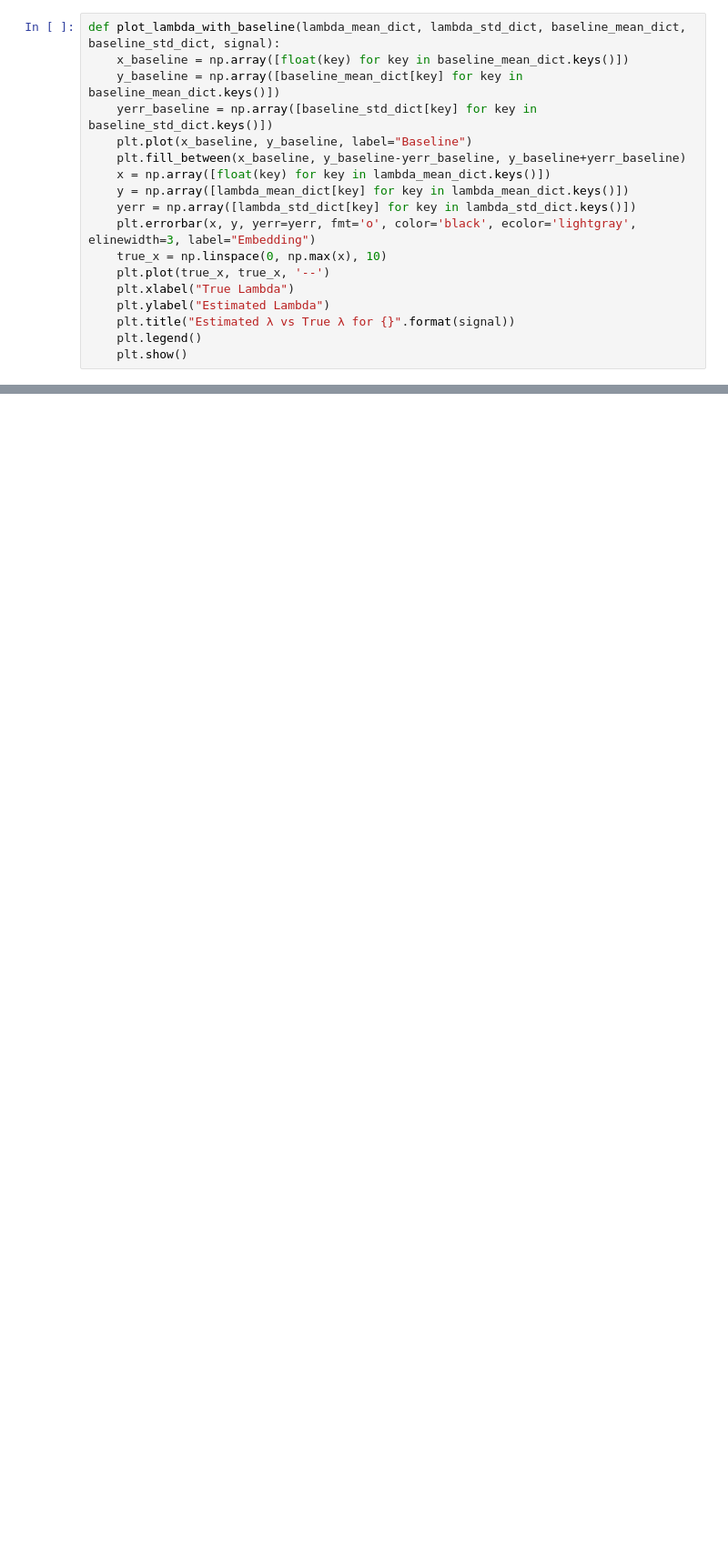
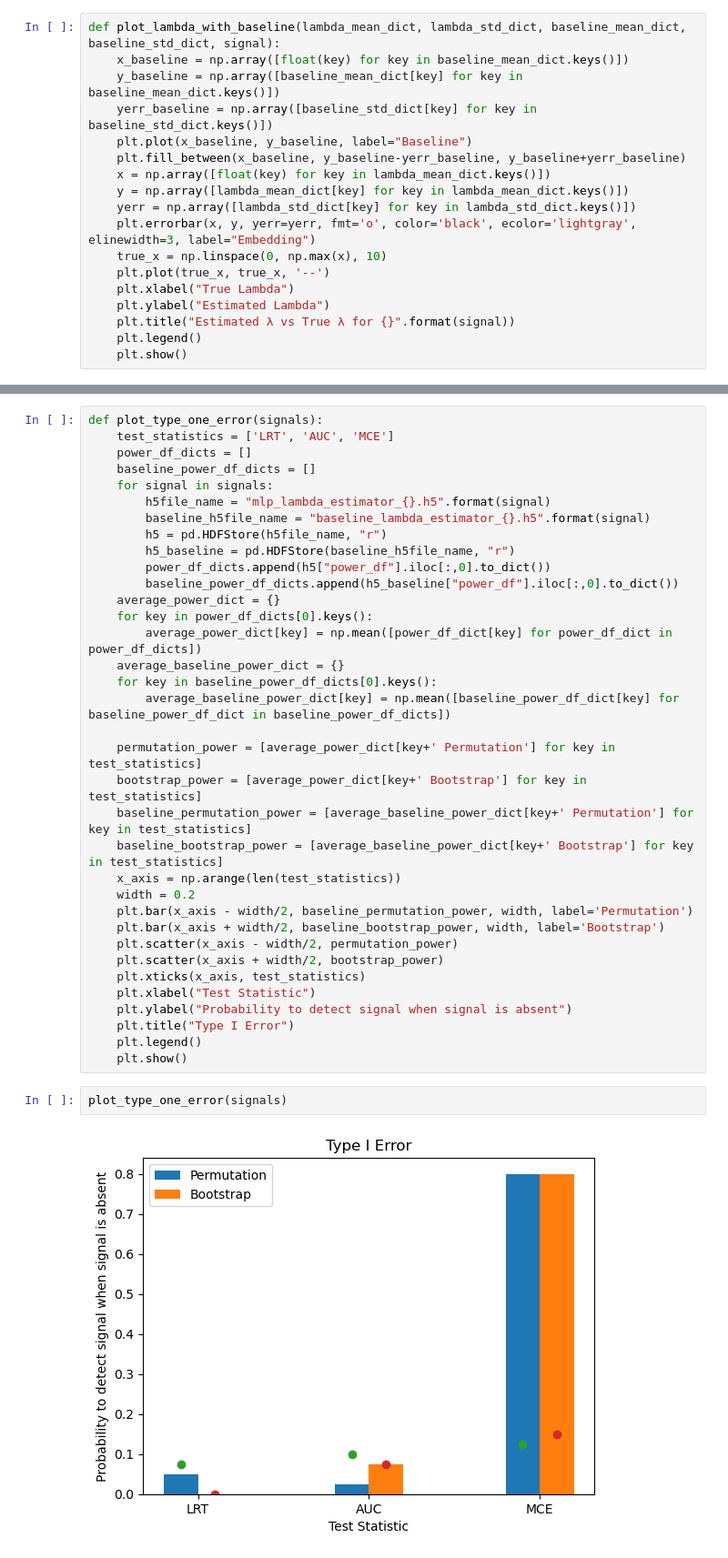
Before and after one commit to ZhengtingHe/ADwithNE, a Jupyter notebook: demo/results.ipynb, the cells around one changed output, grey strips where cells are left out. Shown at 91% size. Cells and saved outputs as stored; diff of their text form; blank space fills up the shorter version.

Commit message:
Type one error with baseline

```diff
--- a/demo/results.ipynb
+++ b/demo/results.ipynb
@@ -73,0 +93,39 @@ plot_lambda_with_baseline(h5["lambda_mean_dict"].to_dict(), h5["lambda_std_dict"
+# %%
+def plot_type_one_error(signals):
+    test_statistics = ['LRT', 'AUC', 'MCE']
+    power_df_dicts = []
+    baseline_power_df_dicts = []
+    for signal in signals:
+        h5file_name = "mlp_lambda_estimator_{}.h5".format(signal)
+        baseline_h5file_name = "baseline_lambda_estimator_{}.h5".format(signal)
+        h5 = pd.HDFStore(h5file_name, "r")
+        h5_baseline = pd.HDFStore(baseline_h5file_name, "r")
+        power_df_dicts.append(h5["power_df"].iloc[:,0].to_dict())
+        baseline_power_df_dicts.append(h5_baseline["power_df"].iloc[:,0].to_dict())
+    average_power_dict = {}
+    for key in power_df_dicts[0].keys():
+        average_power_dict[key] = np.mean([power_df_dict[key] for power_df_dict in power_df_dicts])
+    average_baseline_power_dict = {}
+    for key in baseline_power_df_dicts[0].keys():
+        average_baseline_power_dict[key] = np.mean([baseline_power_df_dict[key] for baseline_power_df_dict in baseline_power_df_dicts])
+
+    permutation_power = [average_power_dict[key+' Permutation'] for key in test_statistics]
+    bootstrap_power = [average_power_dict[key+' Bootstrap'] for key in test_statistics]
+    baseline_permutation_power = [average_baseline_power_dict[key+' Permutation'] for key in test_statistics]
+    baseline_bootstrap_power = [average_baseline_power_dict[key+' Bootstrap'] for key in test_statistics]
+    x_axis = np.arange(len(test_statistics))
+    width = 0.2
+    plt.bar(x_axis - width/2, baseline_permutation_power, width, label='Permutation')
+    plt.bar(x_axis + width/2, baseline_bootstrap_power, width, label='Bootstrap')
+    plt.scatter(x_axis - width/2, permutation_power)
+    plt.scatter(x_axis + width/2, bootstrap_power)
+    plt.xticks(x_axis, test_statistics)
+    plt.xlabel("Test Statistic")
+    plt.ylabel("Probability to detect signal when signal is absent")
+    plt.title("Type I Error")
+    plt.legend()
+    plt.show()
+# %%
+plot_type_one_error(signals)
+# %% [output]
+[figure, added]
```
Also changed, not shown: parts of 7 cells of this notebook, 2 other files.
